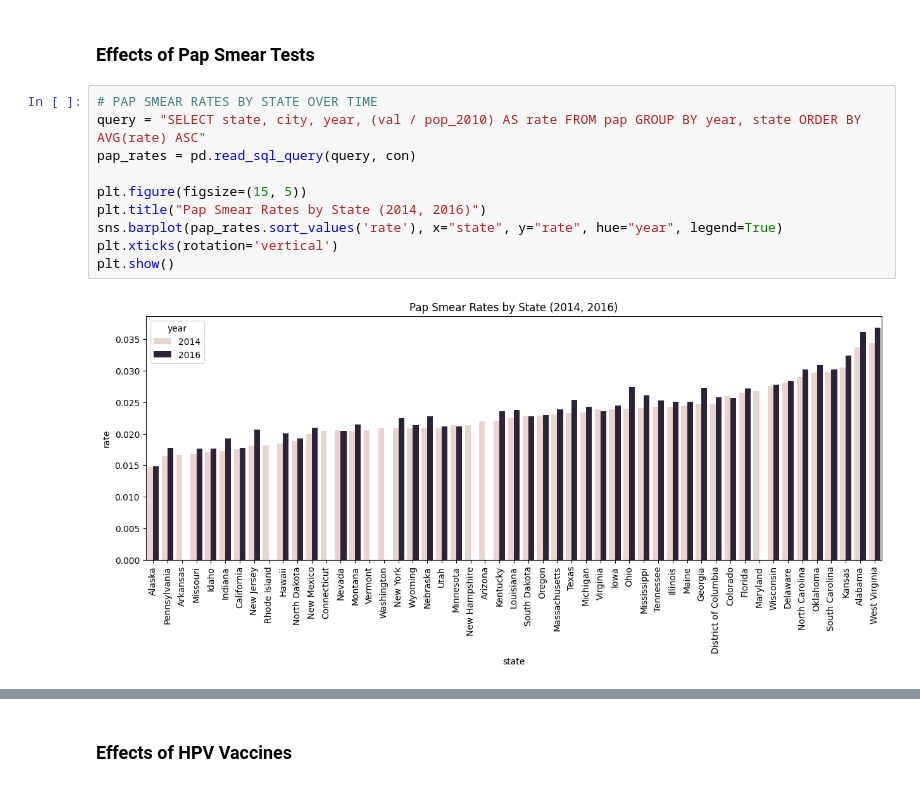
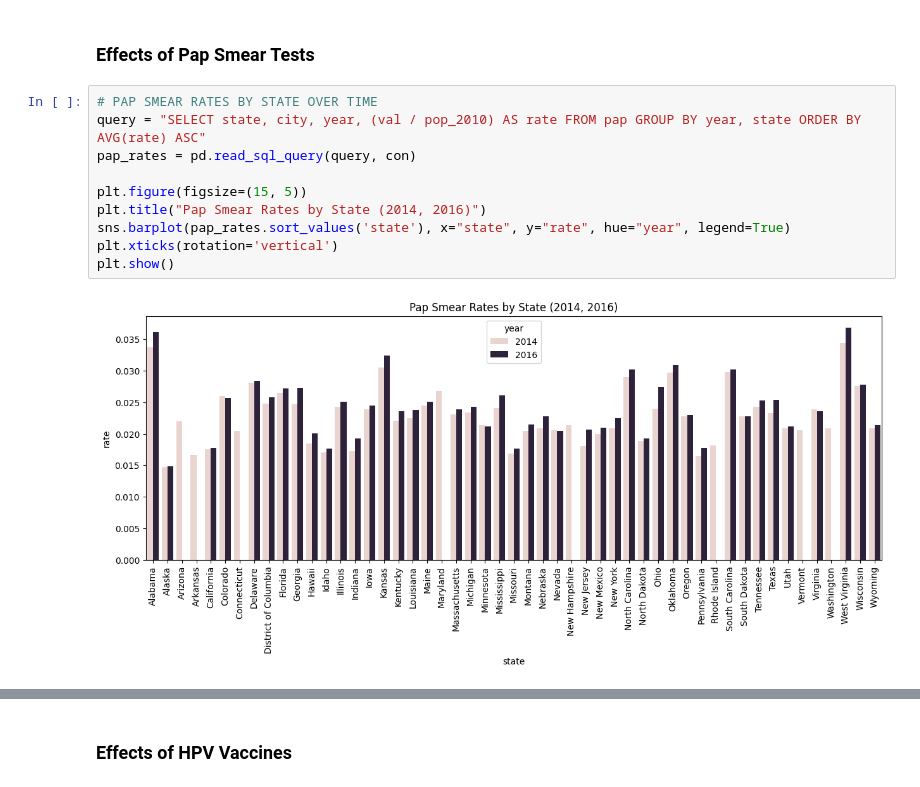
Before and after one commit to maya-papaya/ads1-cervical-cancer-analysis, a Jupyter notebook: Analysis, Exploration, & Visualization (4).ipynb, the cells around one changed output, grey strips where cells are left out. Drawn from its saved outputs; the diff is of its cells as text.

```diff
--- a/Analysis, Exploration, & Visualization (4).ipynb
+++ b/Analysis, Exploration, & Visualization (4).ipynb
@@ -146,12 +224,12 @@ plt.show()
 # %%
 # PAP SMEAR RATES BY STATE OVER TIME
 query = "SELECT state, city, year, (val / pop_2010) AS rate FROM pap GROUP BY year, state ORDER BY AVG(rate) ASC"
 pap_rates = pd.read_sql_query(query, con)
 
 plt.figure(figsize=(15, 5))
 plt.title("Pap Smear Rates by State (2014, 2016)")
-sns.barplot(pap_rates.sort_values('rate'), x="state", y="rate", hue="year", legend=True)
+sns.barplot(pap_rates.sort_values('state'), x="state", y="rate", hue="year", legend=True)
 plt.xticks(rotation='vertical')
 plt.show()
 # %% [output]
-[figure, old version]
+[figure, new version]
```
Also changed, not shown: parts of 13 cells of this notebook.
